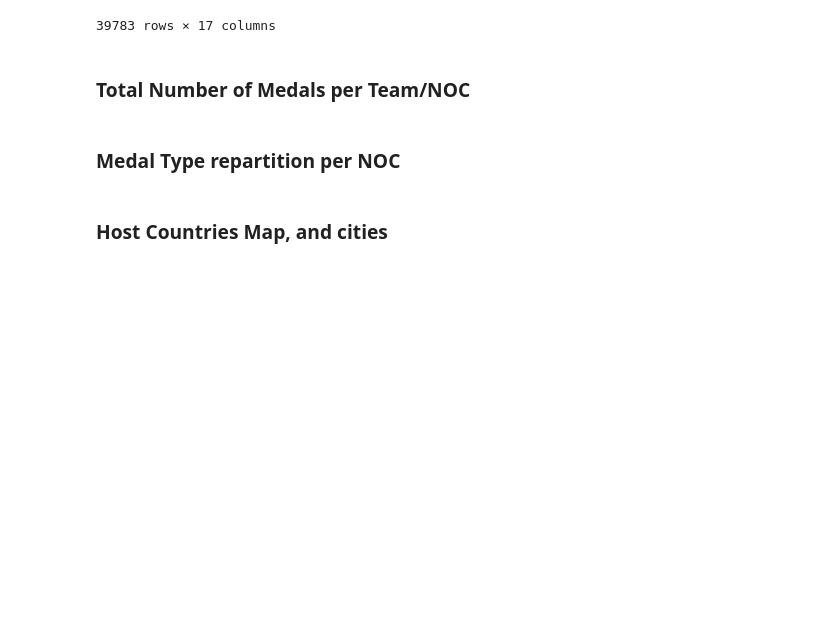
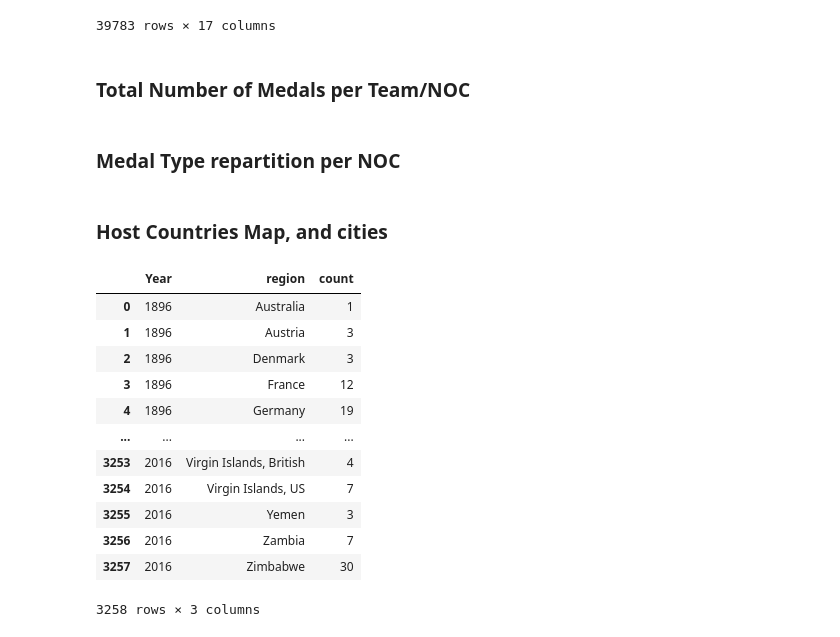
Before and after one commit to Maryam-Dollet/Dataviz_project, a Jupyter notebook: dataviz_project.ipynb, the cells around one changed output. Cells and saved outputs as stored; diff of their text form; code cells hidden in the pictures; blank space fills up the shorter version.

```diff
--- a/dataviz_project.ipynb
+++ b/dataviz_project.ipynb
@@ -148,3 +148,20 @@ df_athlete_medals
 ### Medal Type repartition per NOC
 # %% [markdown]
 ### Host Countries Map, and cities
+# %%
+df3 = df_merged.drop_duplicates(subset=["Year", "Name"]).sort_values("Year").groupby(by=["Year", "region"])["region"].value_counts().reset_index()
+df3
+# %% [output]
+|  | Year | region | count |
+| 0 | 1896 | Australia | 1 |
+| 1 | 1896 | Austria | 3 |
+| 2 | 1896 | Denmark | 3 |
+| 3 | 1896 | France | 12 |
+| 4 | 1896 | Germany | 19 |
+| ... | ... | ... | ... |
+| 3253 | 2016 | Virgin Islands, British | 4 |
+| 3254 | 2016 | Virgin Islands, US | 7 |
+| 3255 | 2016 | Yemen | 3 |
+| 3256 | 2016 | Zambia | 7 |
+| 3257 | 2016 | Zimbabwe | 30 |
+3258 rows × 3 columns
```
Also changed, not shown: parts of 1 cell of this notebook, 2 other files.
